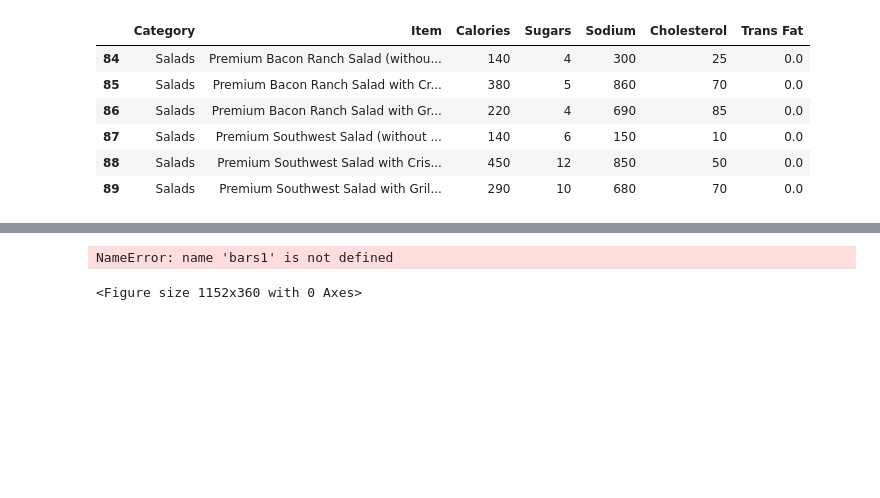
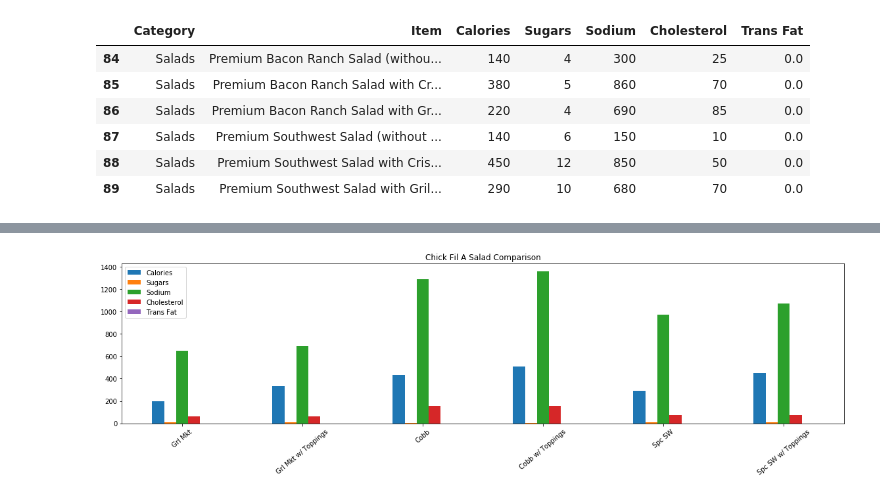
Before and after one commit to han0620-git/project_I, a Jupyter notebook: Brad/notebook3.ipynb, the cells around one changed output, grey strips where cells are left out. Saved outputs shown, nothing was run; the diff lists cells and outputs as text; code cells hidden in the pictures; blank space fills up the shorter version.

```diff
--- a/Brad/notebook3.ipynb
+++ b/Brad/notebook3.ipynb
@@ -129,36 +150,16 @@ renamed_chick_df[renamed_chick_df['Categories'].str.match("Salads")]
 | 29 | Salads | Cobb Salad w/Toppings | 510 | 6 | 1360 | 155 | 0 |
 | 30 | Salads | Spicy Southwest Salad | 290 | 7 | 970 | 75 | 0 |
 | 31 | Salads | Spicy Southwest Salad w/Toppings | 450 | 8 | 1070 | 75 | 0 |
-# %%
-# set width of bar
-barWidth = 0.1
-fig= plt.figure(figsize=(16,5))
-# set height of bar
-mc_salad_1 = [140, 4, 300, 25, 0]
-mc_salad_2 = [380, 5, 860, 70, 0]
-mc_salad_3 = [220, 4, 690, 85, 0]
-mc_salad_4 = [140, 6, 150, 10, 0]
-mc_salad_5 = [450, 12, 850, 50, 0]
-mc_salad_6 = [290, 10, 680, 70, 0]
-# Set position of bar on X axis
-r1 = np.arange(len(bars1))
-r2 = [x + barWidth for x in r1]
-r3 = [x + barWidth for x in r2]
-r4 = [x + barWidth for x in r3]
-r5 = [x + barWidth for x in r4]
-# Make the plot
-plt.bar(r1, mc_salad_1, color='red', width=barWidth, edgecolor='white', label='Calories')
-plt.bar(r2, mc_salad_2, color='green', width=barWidth, edgecolor='white', label='Sugars (g)')
-plt.bar(r3, mc_salad_3, color='blue', width=barWidth, edgecolor='white', label='Sodium (mg)')
-plt.bar(r3, mc_salad_4, color='gray', width=barWidth, edgecolor='white', label='Cholesterol (mg)')
-plt.bar(r3, mc_salad_5, color='purple', width=barWidth, edgecolor='white', label='Trans Fat (g)')
-# Add xticks on the middle of the group bars
-plt.xlabel('McDonald Salads', fontweight='bold')
-plt.xticks([r + barWidth for r in range(len(bars1))], ['Bacon Ranch', 'Bacon Ranch(Crispy)', 'Bacon Ranch(Grilled)', 'w', 'E', 'f'])
-plt.xticks(rotation=70)
-# Create legend & Show graphic
-plt.legend()
-plt.show()
-# %% [output]
-NameError: name 'bars1' is not defined
-<Figure size 1152x360 with 0 Axes>
+# %%
+pl_chick = renamed_chick_df_1.plot.bar(width = .5, figsize=(16,5))
+plt.title("Chick Fil A Salad Comparison")
+tick_locations = (0,1,2,3,4,5)
+plt.xticks(tick_locations, ["Grl Mkt", "Grl Mkt w/ Toppings", "Cobb", "Cobb w/ Toppings", "Spc SW", "Spc SW w/ Toppings"])
+
+plt.xticks(rotation=40)
+
+plt.tight_layout()
+plt.savefig("../Resources/chick_salad")
+plt.show()
+# %% [output]
+[figure, added]
```
Also changed, not shown: parts of 7 cells of this notebook, 2 other files.
